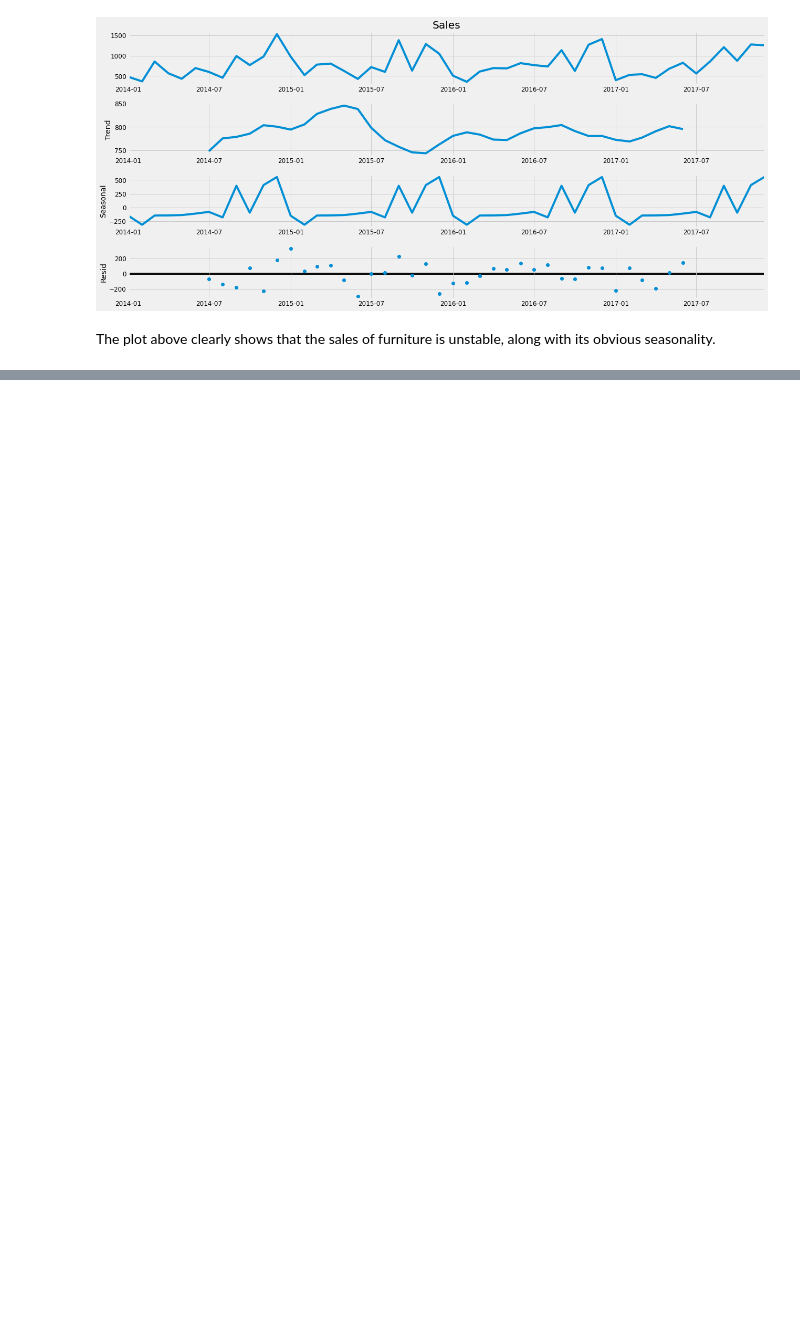
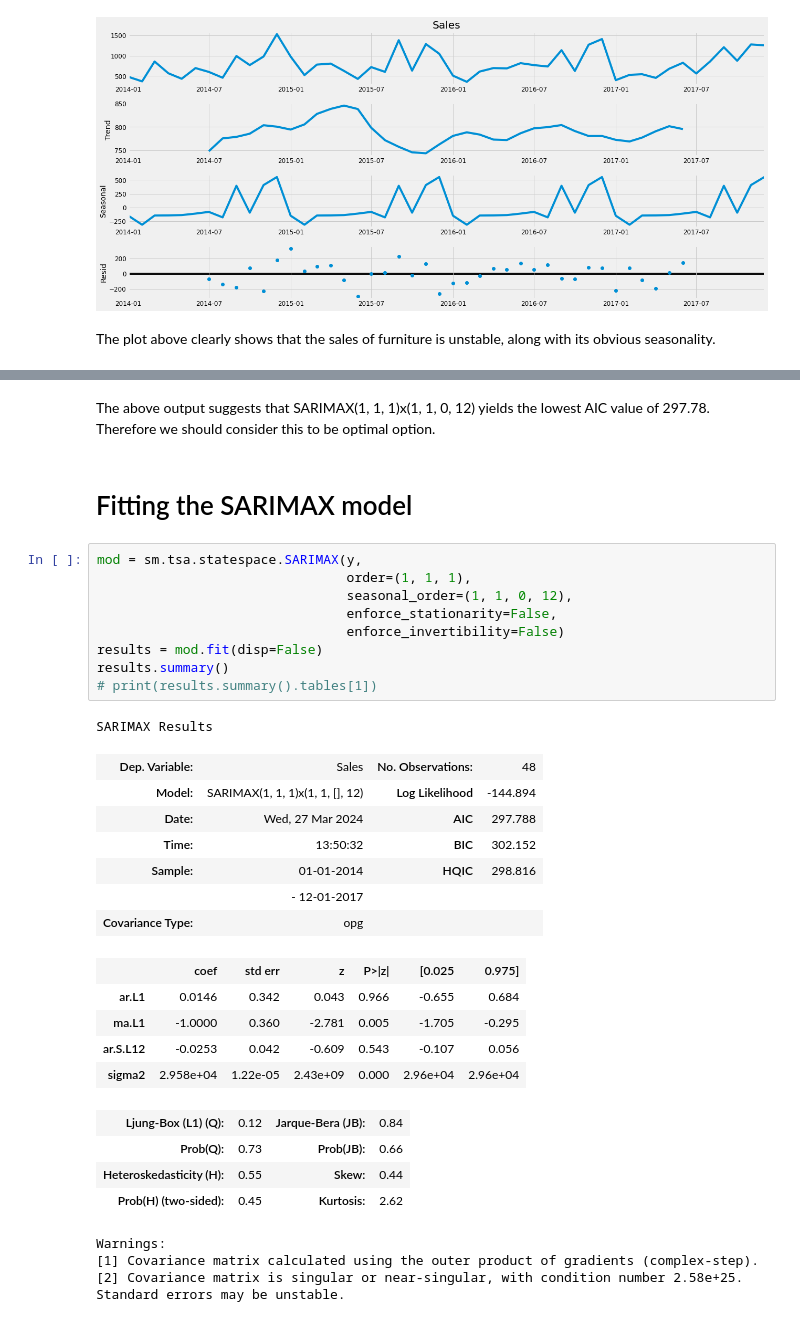
Before and after one commit to BeiningZhang/time-series-analysis-superstore-sales, a Jupyter notebook: Analysis.ipynb, the cells around one changed output, grey strips where cells are left out. Cells and saved outputs as stored; diff of their text form; blank space fills up the shorter version.

```diff
--- a/Analysis.ipynb
+++ b/Analysis.ipynb
@@ -145,0 +227,34 @@ The plot above clearly shows that the sales of furniture is unstable, along with
+# %% [markdown]
+The above output suggests that SARIMAX(1, 1, 1)x(1, 1, 0, 12) yields the lowest AIC value of 297.78. Therefore we should consider this to be optimal option.
+# %% [markdown]
+# Fitting the SARIMAX model
+# %%
+mod = sm.tsa.statespace.SARIMAX(y,
+                                order=(1, 1, 1),
+                                seasonal_order=(1, 1, 0, 12),
+                                enforce_stationarity=False,
+                                enforce_invertibility=False)
+results = mod.fit(disp=False)
+results.summary()
+# print(results.summary().tables[1])
+# %% [output]
+SARIMAX Results
+| Dep. Variable: | Sales | No. Observations: | 48 |
+| Model: | SARIMAX(1, 1, 1)x(1, 1, [], 12) | Log Likelihood | -144.894 |
+| Date: | Wed, 27 Mar 2024 | AIC | 297.788 |
+| Time: | 13:50:32 | BIC | 302.152 |
+| Sample: | 01-01-2014 | HQIC | 298.816 |
+|  | - 12-01-2017 |  |  |
+| Covariance Type: | opg |  |  |
+|  | coef | std err | z | P>|z| | [0.025 | 0.975] |
+| ar.L1 | 0.0146 | 0.342 | 0.043 | 0.966 | -0.655 | 0.684 |
+| ma.L1 | -1.0000 | 0.360 | -2.781 | 0.005 | -1.705 | -0.295 |
+| ar.S.L12 | -0.0253 | 0.042 | -0.609 | 0.543 | -0.107 | 0.056 |
+| sigma2 | 2.958e+04 | 1.22e-05 | 2.43e+09 | 0.000 | 2.96e+04 | 2.96e+04 |
+| Ljung-Box (L1) (Q): | 0.12 | Jarque-Bera (JB): | 0.84 |
+| Prob(Q): | 0.73 | Prob(JB): | 0.66 |
+| Heteroskedasticity (H): | 0.55 | Skew: | 0.44 |
+| Prob(H) (two-sided): | 0.45 | Kurtosis: | 2.62 |
+Warnings:
+[1] Covariance matrix calculated using the outer product of gradients (complex-step).
+[2] Covariance matrix is singular or near-singular, with condition number 2.58e+25. Standard errors may be unstable.
```
Also changed, not shown: parts of 8 cells of this notebook.
